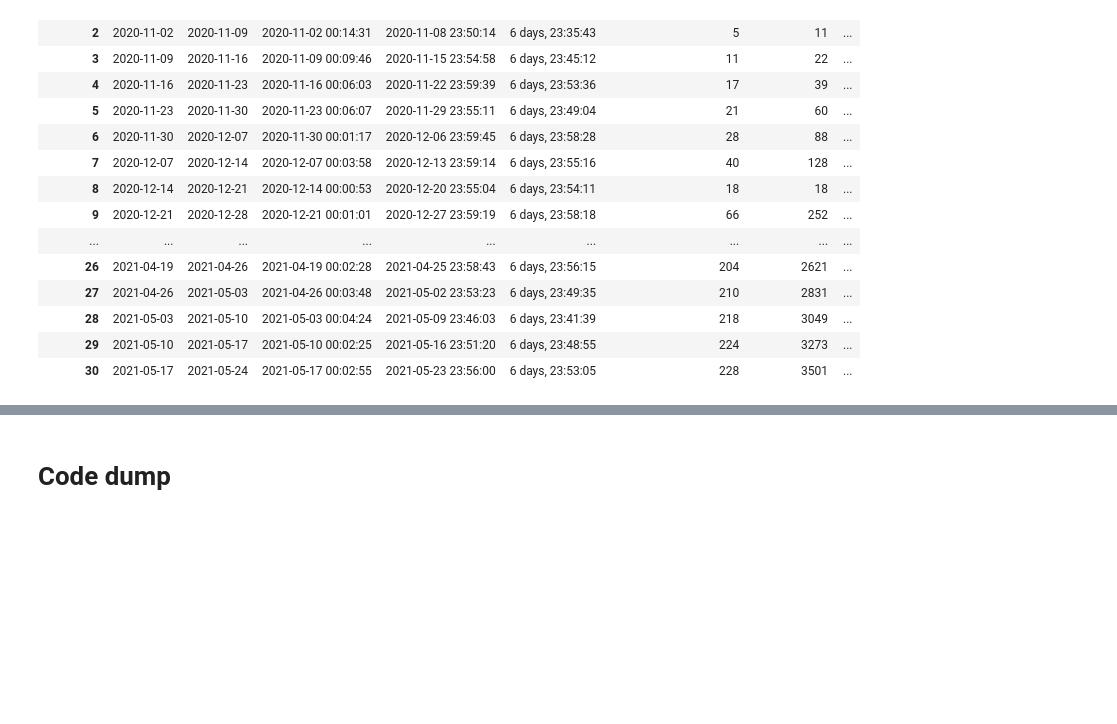
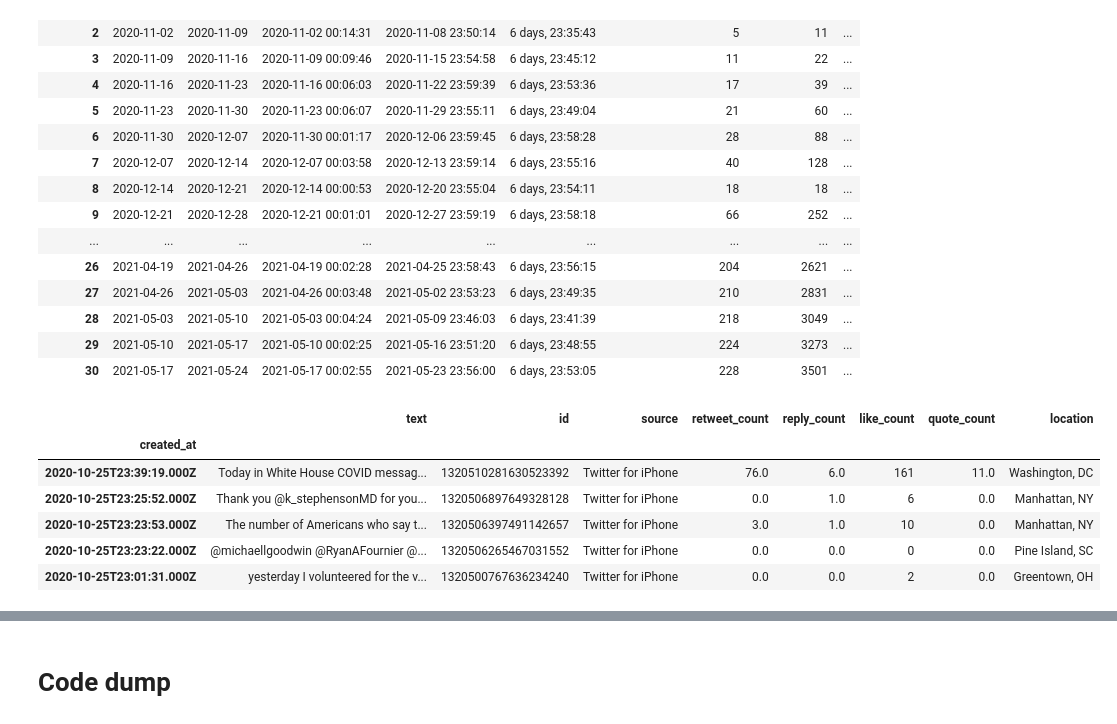
Before and after one commit to factitious/survey_v_social_media, a Jupyter notebook: Methods/Scripts/Twitter/Main.ipynb, the cells around one changed output, grey strips where cells are left out. Drawn from its saved outputs; the diff is of its cells as text; code cells hidden in the pictures; blank space fills up the shorter version.

```diff
--- a/Methods/Scripts/Twitter/Main.ipynb
+++ b/Methods/Scripts/Twitter/Main.ipynb
@@ -190,3 +201,13 @@ vac_logs_clean.to_csv(vac_logs_path, index = True, header = True)
 clean_vac_df = clean_df_1a(vac_df)
 df_path = '/Volumes/Survey_Social_Media_Compare/Methods/Data/Twitter/Raw/Aggregate/vac_1.csv'
 clean_vac_df.to_csv(df_path, index = True, header = True)
+# %%
+clean_vac_df.head()
+# %% [output]
+|  | text | id | source | retweet_count | reply_count | like_count | quote_count | location |
+| created_at |  |  |  |  |  |  |  |  |
+| 2020-10-25T23:39:19.000Z | Today in White House COVID messag... | 1320510281630523392 | Twitter for iPhone | 76.0 | 6.0 | 161 | 11.0 | Washington, DC |
+| 2020-10-25T23:25:52.000Z | Thank you @k_stephensonMD for you... | 1320506897649328128 | Twitter for iPhone | 0.0 | 1.0 | 6 | 0.0 | Manhattan, NY |
+| 2020-10-25T23:23:53.000Z | The number of Americans who say t... | 1320506397491142657 | Twitter for iPhone | 3.0 | 1.0 | 10 | 0.0 | Manhattan, NY |
+| 2020-10-25T23:23:22.000Z | @michaellgoodwin @RyanAFournier @... | 1320506265467031552 | Twitter for iPhone | 0.0 | 0.0 | 0 | 0.0 | Pine Island, SC |
+| 2020-10-25T23:01:31.000Z | yesterday I volunteered for the v... | 1320500767636234240 | Twitter for iPhone | 0.0 | 0.0 | 2 | 0.0 | Greentown, OH |
```
Also changed, not shown: parts of 7 cells of this notebook, 12 other files.
